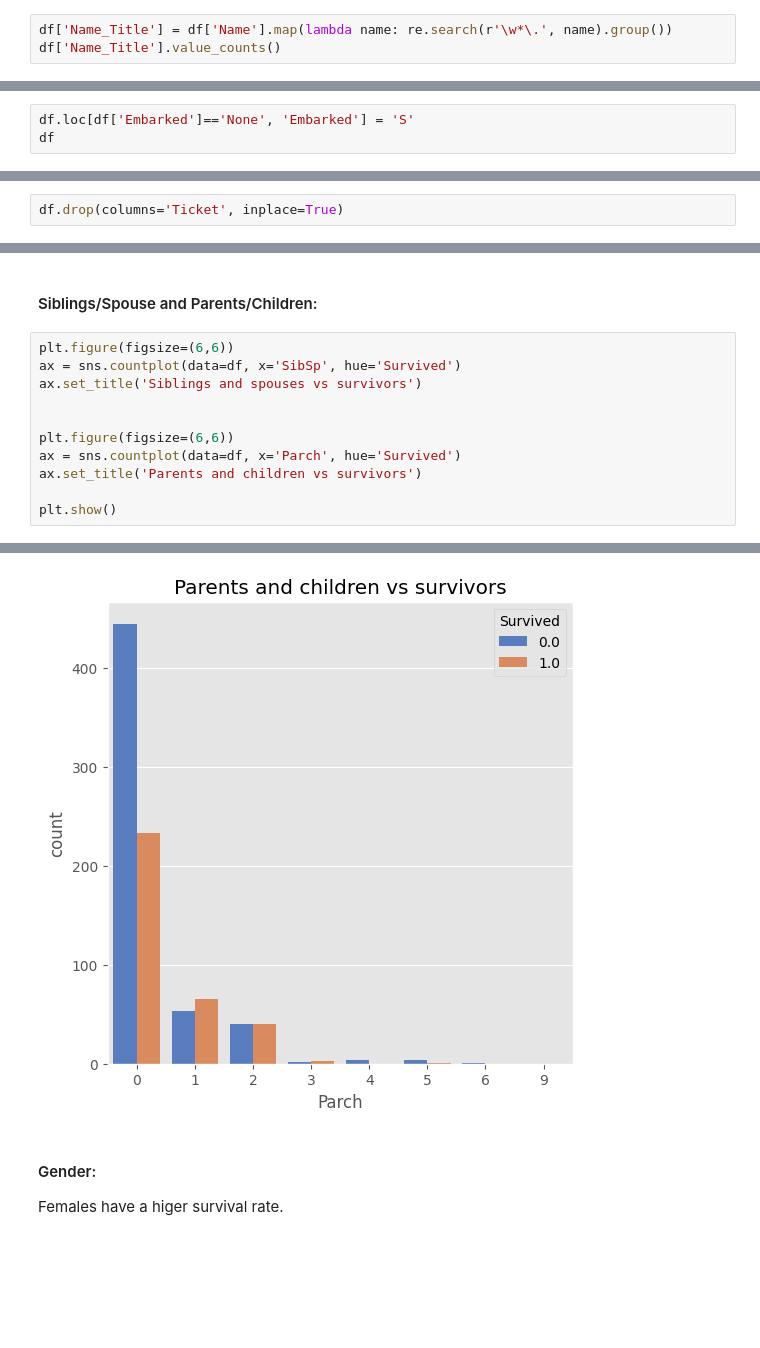
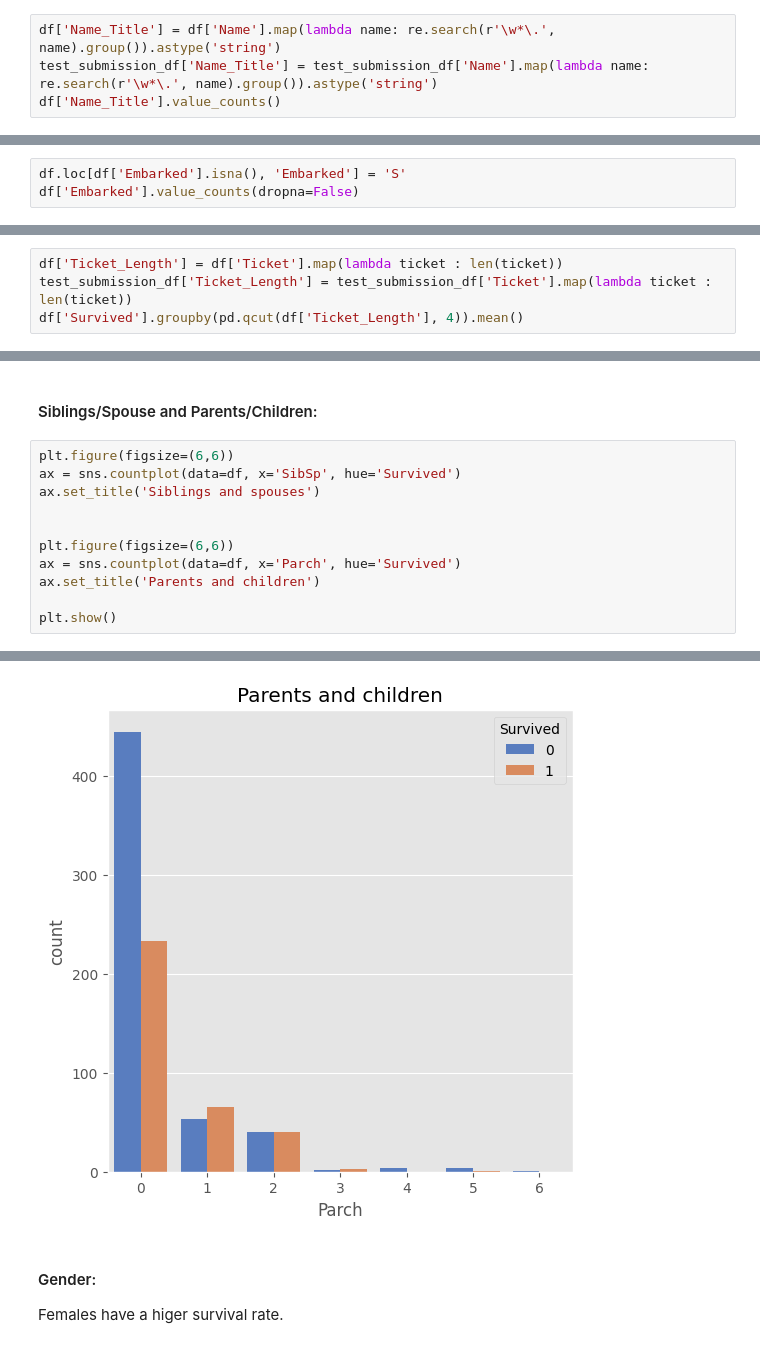
Before and after one commit to apbw-6/Titanic_Predicting_survivors_KaggleCompetition, a Jupyter notebook: titanic_copy.ipynb, the cells around one changed output, grey strips where cells are left out. Drawn from its saved outputs; the diff is of its cells as text; blank space fills up the shorter version.

```diff
--- a/titanic_copy.ipynb
+++ b/titanic_copy.ipynb
@@ -264,5 +282,6 @@ df
 # %%
-df['Name_Title'] = df['Name'].map(lambda name: re.search(r'\w*\.', name).group())
+df['Name_Title'] = df['Name'].map(lambda name: re.search(r'\w*\.', name).group()).astype('string')
+test_submission_df['Name_Title'] = test_submission_df['Name'].map(lambda name: re.search(r'\w*\.', name).group()).astype('string')
 df['Name_Title'].value_counts()
 # %% [output]
 Name_Title
@@ -341,4 +370,4 @@ Name: count, dtype: int64
 # %%
-df.loc[df['Embarked']=='None', 'Embarked'] = 'S'
-df
+df.loc[df['Embarked'].isna(), 'Embarked'] = 'S'
+df['Embarked'].value_counts(dropna=False)
 # %% [output]
@@ -391,2 +412,0 @@ Name: count, Length: 929, dtype: int64
-# %%
-df.drop(columns='Ticket', inplace=True)
@@ -392,0 +421,4 @@ df.drop(columns='Ticket', inplace=True)
+# %%
+df['Ticket_Length'] = df['Ticket'].map(lambda ticket : len(ticket))
+test_submission_df['Ticket_Length'] = test_submission_df['Ticket'].map(lambda ticket : len(ticket))
+df['Survived'].groupby(pd.qcut(df['Ticket_Length'], 4)).mean()
@@ -395,12 +434,12 @@ df.drop(columns='Ticket', inplace=True)
 # %%
 plt.figure(figsize=(6,6))
 ax = sns.countplot(data=df, x='SibSp', hue='Survived')
-ax.set_title('Siblings and spouses vs survivors')
+ax.set_title('Siblings and spouses')
 
 
 plt.figure(figsize=(6,6))
 ax = sns.countplot(data=df, x='Parch', hue='Survived')
-ax.set_title('Parents and children vs survivors')
+ax.set_title('Parents and children')
 
 plt.show()
 # %% [output]
@@ -408,4 +447,4 @@ plt.show()
-[figure, old version]
+[figure, new version]
 # %% [markdown]
 #### Gender:
 Females have a higer survival rate.
```
Also changed, not shown: parts of 71 cells of this notebook.
